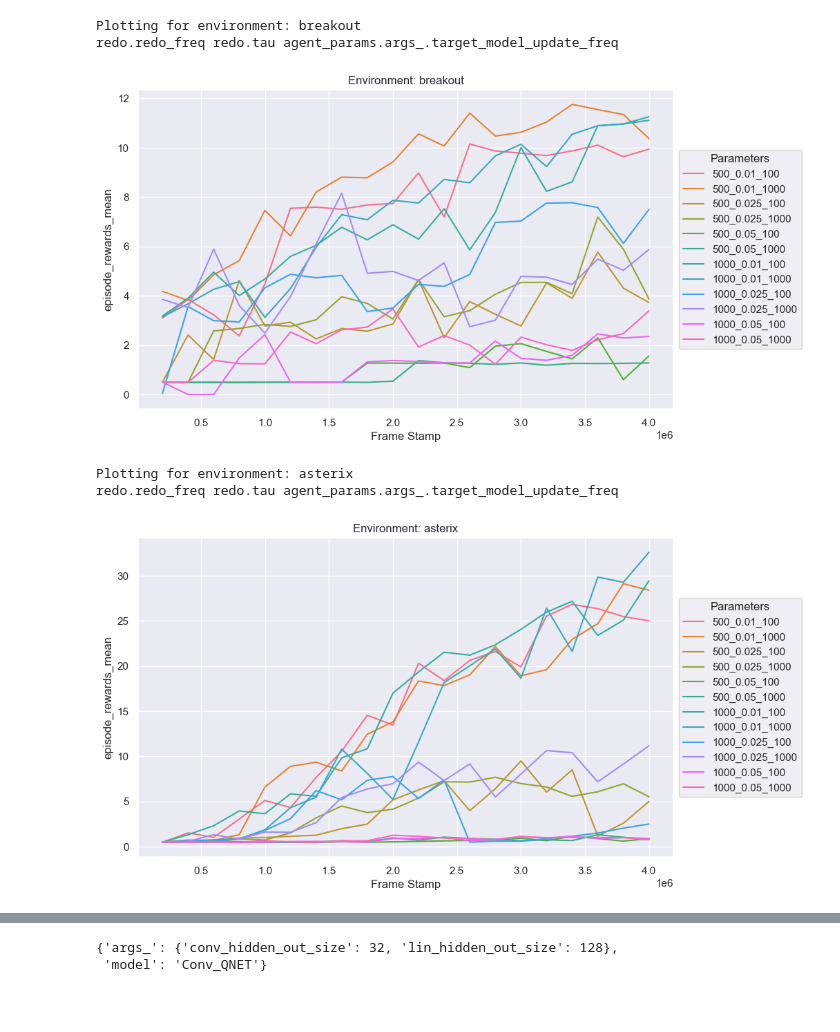
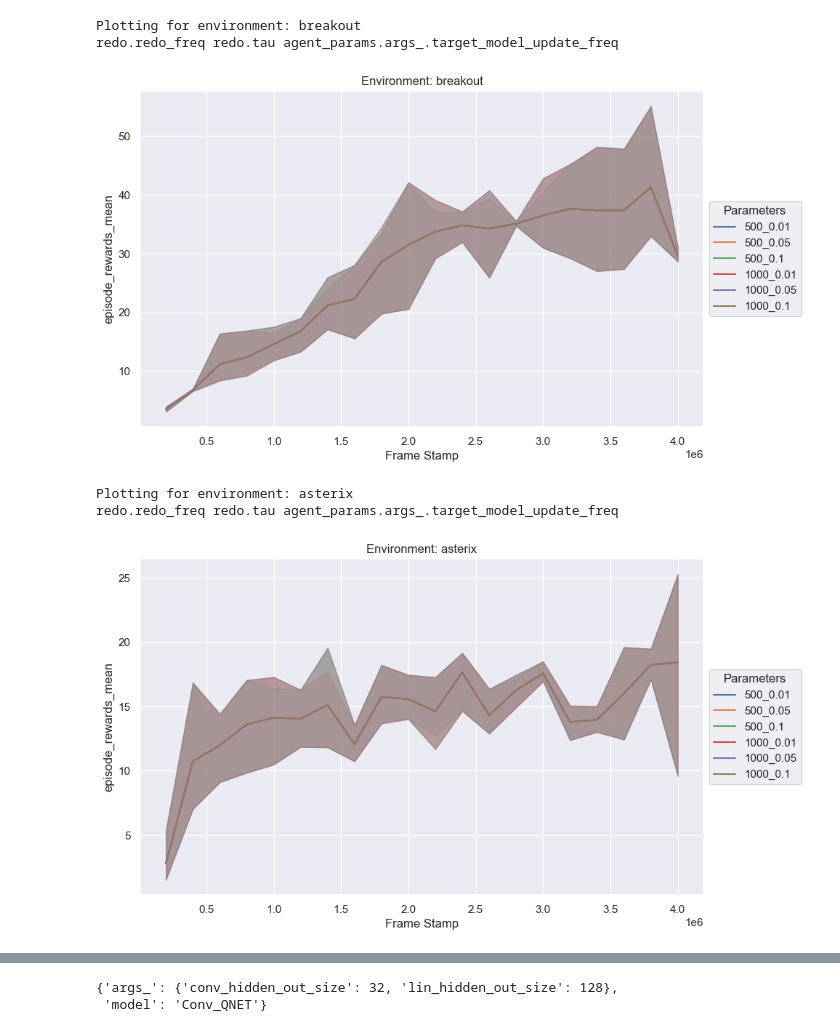
Before and after one commit to mariusdgm/minatar_work, a Jupyter notebook: experiments/training/training_with_redo/2023_11_23_results_investigation.ipynb, the cells around one changed output, grey strips where cells are left out. Cells and saved outputs as stored; diff of their text form; code cells hidden in the pictures; blank space fills up the shorter version.

```diff
--- a/experiments/training/training_with_redo/2023_11_23_results_investigation.ipynb
+++ b/experiments/training/training_with_redo/2023_11_23_results_investigation.ipynb
@@ -105,7 +105,7 @@ def flatten(d, parent_key="", sep="_"):
     return dict(items)
 # %%
 df = process_experiment(
-    r"D:\Work\repos\RL\minatar_work\experiments\training\training_with_redo\results\2023Nov24-190816_configs"
+    r"D:\Work\repos\RL\minatar_work\experiments\training\training_with_redo\results\2023Nov28-002341_configs"
 )
 df.columns
 # %% [output]
@@ -166,25 +164,0 @@ plt.show()
-# %%
-import matplotlib.pyplot as plt
-import seaborn as sns
-sns.set()
-
-# Assuming 'df' is your DataFrame
-# Filter for rows where epoch_type is 'validation'
-validation_df = df[df['epoch_type'] == 'validation']
-
-# Define your selected_metric and selected_var
-selected_metric = 'episode_rewards_mean'
-selected_var = 'agent_params.args_.target_model_update_freq'
-
-# Create the FacetGrid
-g = sns.FacetGrid(validation_df, row='environment', col=selected_var, margin_titles=True, height=3)
-g.map(sns.lineplot, 'frame_stamp', selected_metric, ci=None)
-
-# Optional: Adjust the plot's aesthetics
-g.set_axis_labels('Frame Stamp', selected_metric)
-g.add_legend()
-plt.subplots_adjust(top=0.9)
-g.fig.suptitle('Validation Metrics over Frame Stamp')
-
-# Show the plot
-plt.show()
@@ -193,39 +165,38 @@ plt.show()
 # %%
 import seaborn as sns
 import matplotlib.pyplot as plt
 
 selected_metric = 'episode_rewards_mean'
 
 validation_df = df[df['epoch_type'] == 'validation']
 
 # Extract unique environments
 environments = validation_df['environment'].unique()
 
 for env in environments:
     env_df = validation_df[validation_df['environment'] == env]
-    env_df['parameters'] = env_df[['redo.redo_freq', 'redo.tau',
-                                   'agent_params.args_.target_model_update_freq']].apply(lambda x: '_'.join(x.astype(str)), axis=1)
+    env_df['parameters'] = env_df[['redo.redo_freq', 'redo.tau']].apply(lambda x: '_'.join(x.astype(str)), axis=1)
 
     print(f'Plotting for environment: {env}')
     print('redo.redo_freq', 'redo.tau', 'agent_params.args_.target_model_update_freq')
 
     # Create a new figure for each environment
     plt.figure(figsize=(10, 6))
     sns.lineplot(data=env_df, x='frame_stamp', y=selected_metric, hue='parameters')
     plt.title(f'Environment: {env}')
     plt.ylabel(selected_metric)
     plt.xlabel('Frame Stamp')
 
     # Place the legend outside the plot
     plt.legend(loc='center left', bbox_to_anchor=(1.0, 0.5), title='Parameters')
     plt.show()
 # %% [output]
 Plotting for environment: breakout
 redo.redo_freq redo.tau agent_params.args_.target_model_update_freq
-[figure, old version]
+[figure, new version]
 Plotting for environment: asterix
 redo.redo_freq redo.tau agent_params.args_.target_model_update_freq
-[figure, old version]
+[figure, new version]
 # %%
 import seaborn as sns
 import matplotlib.pyplot as plt
```
Also changed, not shown: parts of 5 cells of this notebook, 1 other file.
